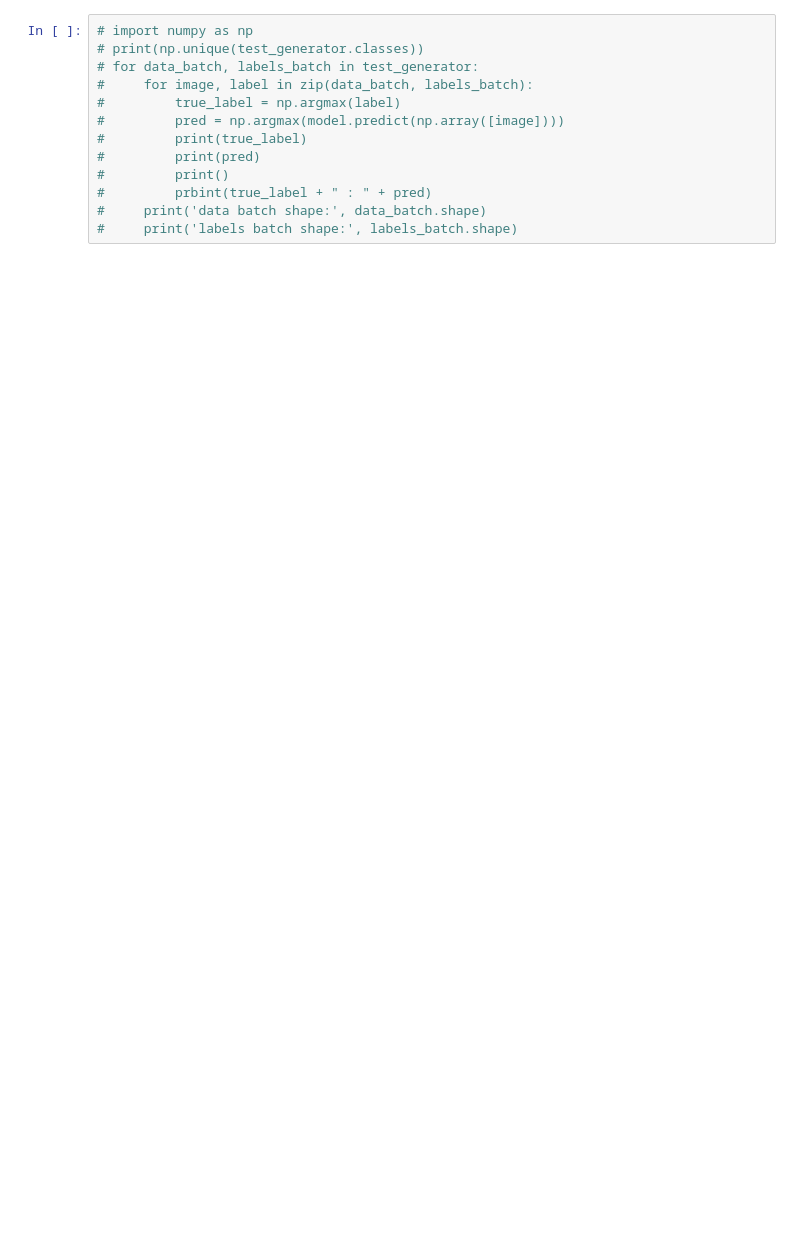
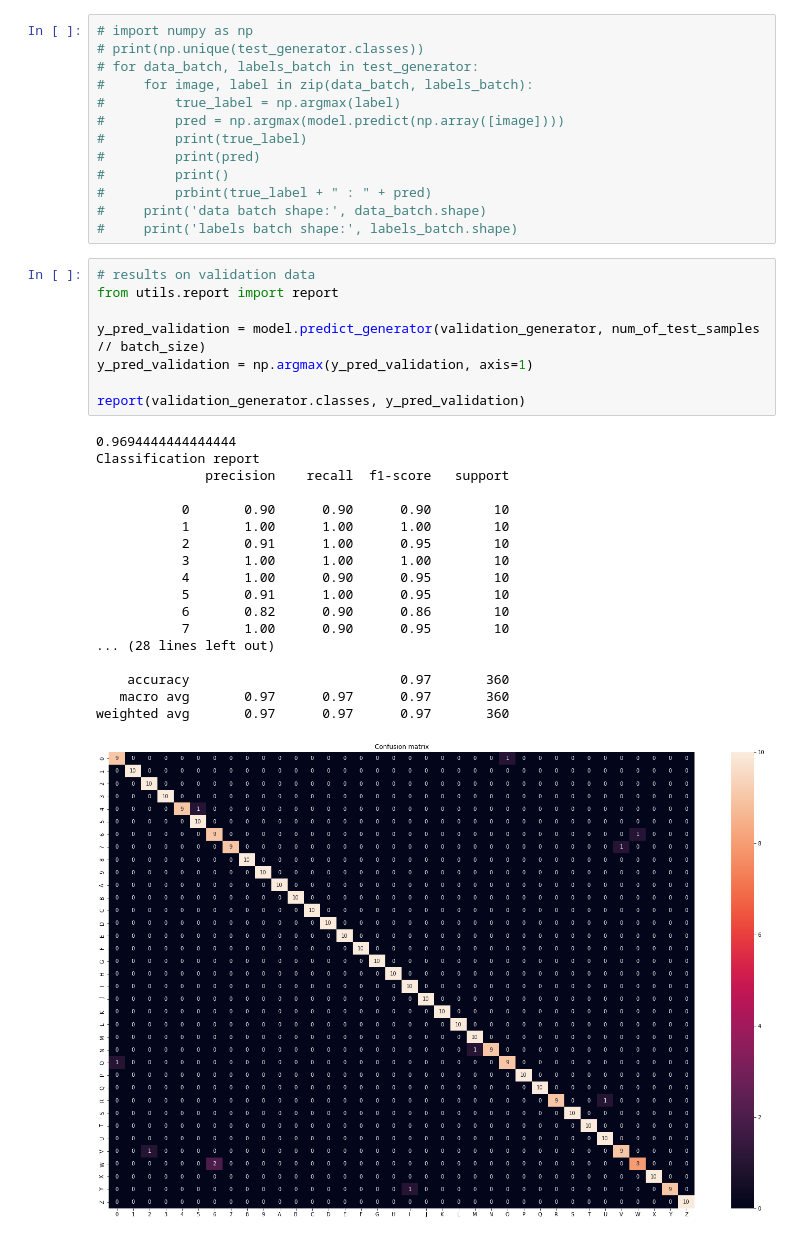
Before and after one commit to Mekhak/asl_handgesture_classification, a Jupyter notebook: train_cnn.ipynb, the cells around one changed output. Saved outputs shown, nothing was run; the diff lists cells and outputs as text; blank space fills up the shorter version.

```diff
--- a/train_cnn.ipynb
+++ b/train_cnn.ipynb
@@ -150,3 +145,30 @@ plt.show()
 #         prbint(true_label + " : " + pred)
 #     print('data batch shape:', data_batch.shape)
 #     print('labels batch shape:', labels_batch.shape)
+# %%
+# results on validation data
+from utils.report import report
+
+y_pred_validation = model.predict_generator(validation_generator, num_of_test_samples // batch_size)
+y_pred_validation = np.argmax(y_pred_validation, axis=1)
+
+report(validation_generator.classes, y_pred_validation)
+# %% [output]
+0.9694444444444444
+Classification report
+              precision    recall  f1-score   support
+
+           0       0.90      0.90      0.90        10
+           1       1.00      1.00      1.00        10
+           2       0.91      1.00      0.95        10
+           3       1.00      1.00      1.00        10
+           4       1.00      0.90      0.95        10
+           5       0.91      1.00      0.95        10
+           6       0.82      0.90      0.86        10
+           7       1.00      0.90      0.95        10
+... (28 lines left out)
+
+    accuracy                           0.97       360
+   macro avg       0.97      0.97      0.97       360
+weighted avg       0.97      0.97      0.97       360
+[figure, added]
```
Also changed, not shown: parts of 11 cells of this notebook, 7 other files.
